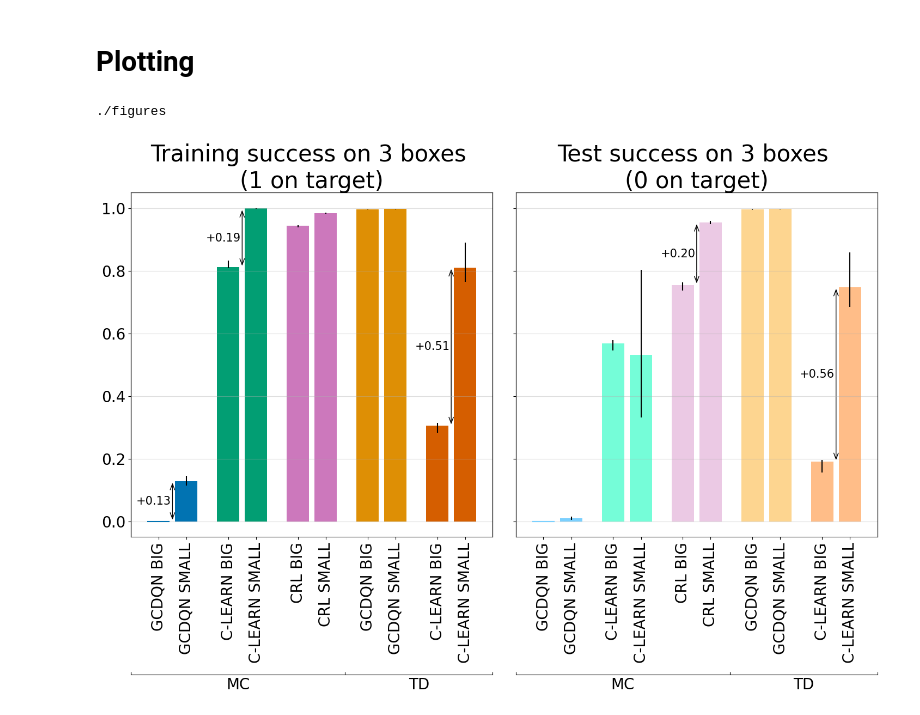
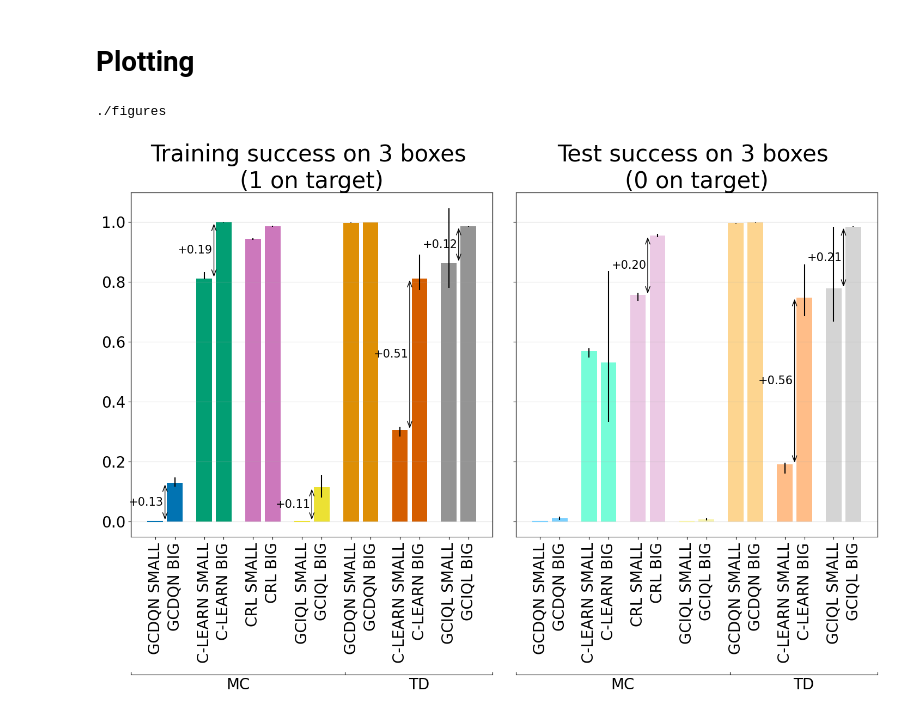
Before and after one commit to wladekpal/golden-standard, a Jupyter notebook: notebooks/plotting/plot_generalized_scaling.ipynb, the cells around one changed output. Drawn from its saved outputs; the diff is of its cells as text; code cells hidden in the pictures.

Commit message:
Added GCIQL plots

```diff
--- a/notebooks/plotting/plot_generalized_scaling.ipynb
+++ b/notebooks/plotting/plot_generalized_scaling.ipynb
@@ -42,6 +42,8 @@ def generalized_grouping_func(config):
         result += 'GCDQN'
     elif config['agent']['agent_name'] == 'clearn_search':
         result += "C-LEARN"
+    elif config['agent']['agent_name'] == 'gciql_search':
+        result += "GCIQL"
     else:
         result += "CRL"
 
@@ -58,8 +60,8 @@ def generalized_grouping_func(config):
 
     return result
 
-agents = ['GCDQN', 'C-LEARN', 'CRL']
-grid_sizes = [4]
+agents = ['GCDQN', 'C-LEARN', 'CRL', 'GCIQL']
+grid_sizes = [5]
 
 
 for grid_size in grid_sizes:
@@ -226,7 +228,7 @@ for config, ax in zip(all_configs, axs):
         label_name = label_name.replace(' MC', '')
         label_name = label_name.replace(' TD', '')
 
-        tick_labels.extend([label_name + 'BIG', label_name + 'SMALL'])
+        tick_labels.extend([label_name + 'SMALL', label_name + 'BIG'])
         color=return_color(alg, train='train' in config['title'])
         ax.bar(center + 0.5, big_score, yerr=(big_score - big_lower, big_upper - big_score), color=color)
         ax.bar(center - 0.5, small_score, yerr=(small_upper - small_score, small_score - small_lower), color=color)
@@ -258,31 +260,31 @@ for config, ax in zip(all_configs, axs):
     # ax2.tick_params('both', direction='in', which='major')
     # ax2.xaxis.set_ticks_position("bottom")
     # ax2.xaxis.set_label_position("bottom")
     # ax2.set_xticks([0.0, 0.2, 0.4, 0.6, 0.8, 1.0])
     # ax2.xaxis.set_major_formatter(ticker.NullFormatter())
     # ax2.xaxis.set_minor_locator(ticker.FixedLocator([0.0, 0.2, 0.4, 0.6, 0.8, 0.1]))
     # ax2.xaxis.set_minor_formatter(ticker.FixedFormatter(['GCDQN', 'C-LEARN', 'CRL', 'GCDQN', 'C-LEARN']))
 
     ax3 = ax.twiny()
     ax3.spines["bottom"].set_position(("axes", -0.40))
     ax3.tick_params('both', length=0, width=0, which='minor')
     ax3.tick_params('both', direction='in', which='major')
     ax3.xaxis.set_ticks_position("bottom")
     ax3.xaxis.set_label_position("bottom")
     middle_tick = 0.592
     ax3.set_xticks([0.0, middle_tick, 1.0])
     ax3.xaxis.set_major_formatter(ticker.NullFormatter())
     ax3.xaxis.set_minor_locator(ticker.FixedLocator([middle_tick / 2, middle_tick + (1 - middle_tick) / 2]))
     ax3.xaxis.set_minor_formatter(ticker.FixedFormatter(['MC', 'TD']))
 
 
 title = all_configs[0]['title']
 print(figures_path)
 path = os.path.join(figures_path, 'scaling')
 plt.tight_layout()
 os.makedirs(path, exist_ok=True)
 plt.savefig(os.path.join(path, f"{title}.png"),bbox_inches='tight')
 plt.savefig(os.path.join(path, f"{title}.pdf"),bbox_inches='tight')
 # %% [output]
 ./figures
-[figure, old version]
+[figure, new version]
```
Also changed, not shown: 4 other files.
